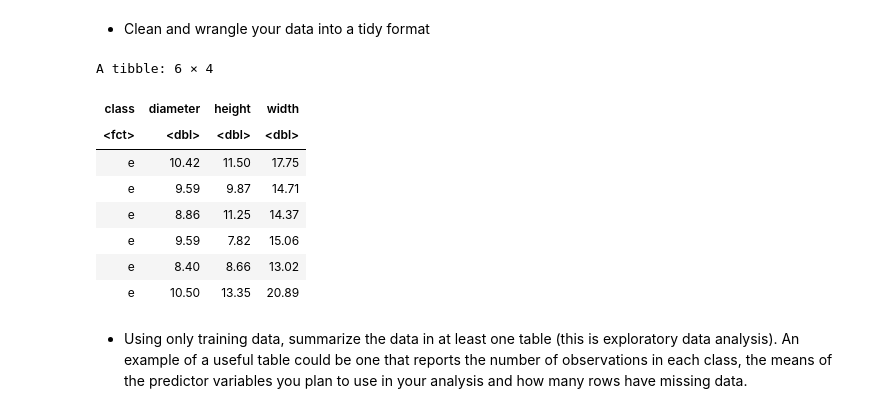
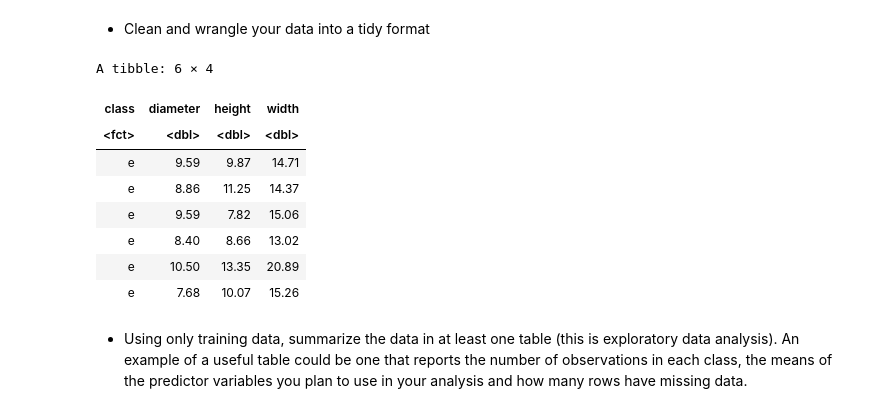
Before and after one commit to ciciliujx/DSCI100-Project, a Jupyter notebook: Proposal.ipynb, the cells around one changed output. Drawn from its saved outputs; the diff is of its cells as text; code cells hidden in the pictures.

```diff
--- a/Proposal.ipynb
+++ b/Proposal.ipynb
@@ -44,26 +44,64 @@ A tibble: 6 × 21
 # %% [markdown]
 - Clean and wrangle your data into a tidy format
 # %%
-mushroom_wrangle <- mushrooms |>
-    select(class, "cap-diameter", "stem-height", "stem-width") |>
-    mutate(class = as_factor(class))
-colnames(mushroom_wrangle) <- c("class", "diameter", "height", "width")
-
-mushroom_split <- mushroom_wrangle |>
+colnames(mushrooms) <- c(
+    "class",
+    "diameter",
+    "cap_shape",
+    "cap_surface",
+    "cap_color",
+    "does_bruise_or_bleed",
+    "gill_attachment",
+    "gill_spacing",
+    "gill_color",
+    "height",
+    "width",
+    "stem_root",
+    "stem_surface",
+    "stem_color",
+    "veil_type",
+    "veil_color",
+    "has_ring",
+    "ring_type",
+    "spore_print_color",
+    "habitat",
+    "season"
+)
+mushroom_split <- mushrooms |>
+    mutate(class = as_factor(class)) |>
+    mutate(cap_shape = as_factor(cap_shape)) |>
+    mutate(cap_surface = as_factor(cap_surface)) |>
+    mutate(cap_color = as_factor(cap_color)) |>
+    mutate(does_bruise_or_bleed = as_factor(does_bruise_or_bleed)) |>
+    mutate(gill_attachment = as_factor(gill_attachment)) |>
+    mutate(gill_spacing = as_factor(gill_spacing)) |>
+    mutate(gill_color = as_factor(gill_color)) |>
+    mutate(stem_root = as_factor(stem_root)) |>
+    mutate(stem_surface = as_factor(stem_surface)) |>
+    mutate(stem_color = as_factor(stem_color)) |>
+    mutate(veil_type = as_factor(veil_type)) |>
+    mutate(veil_color = as_factor(veil_color)) |>
+    mutate(has_ring = as_factor(has_ring)) |>
+    mutate(ring_type = as_factor(ring_type)) |>
+    mutate(spore_print_color = as_factor(spore_print_color)) |>
+    mutate(habitat = as_factor(habitat)) |>
+    mutate(season = as_factor(season)) |>
     initial_split(prop=0.75, strata=class)
 
-mushroom_training <- training(mushroom_split)
+mushroom_training_raw <- training(mushroom_split)
+mushroom_training <- mushroom_training_raw |>
+    select(class, diameter, height, width)
 head(mushroom_training)
 # %% [output]
 A tibble: 6 × 4
 | class | diameter | height | width |
 | <fct> | <dbl> | <dbl> | <dbl> |
-| e | 10.42 | 11.50 | 17.75 |
 | e | 9.59 | 9.87 | 14.71 |
 | e | 8.86 | 11.25 | 14.37 |
 | e | 9.59 | 7.82 | 15.06 |
 | e | 8.40 | 8.66 | 13.02 |
 | e | 10.50 | 13.35 | 20.89 |
+| e | 7.68 | 10.07 | 15.26 |
 # %% [markdown]
 - Using only training data, summarize the data in at least one table (this is exploratory data analysis). An example of a useful table could be one that reports the number of observations in each class, the means of the predictor variables you plan to use in your analysis and how many rows have missing data.
 # %%
```
Also changed, not shown: parts of 4 cells of this notebook.
